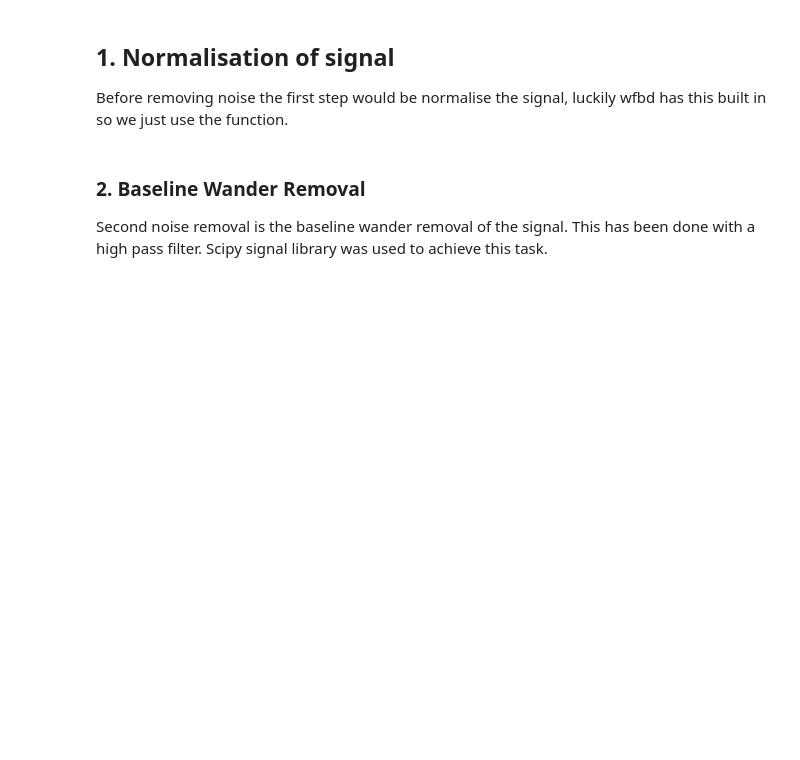
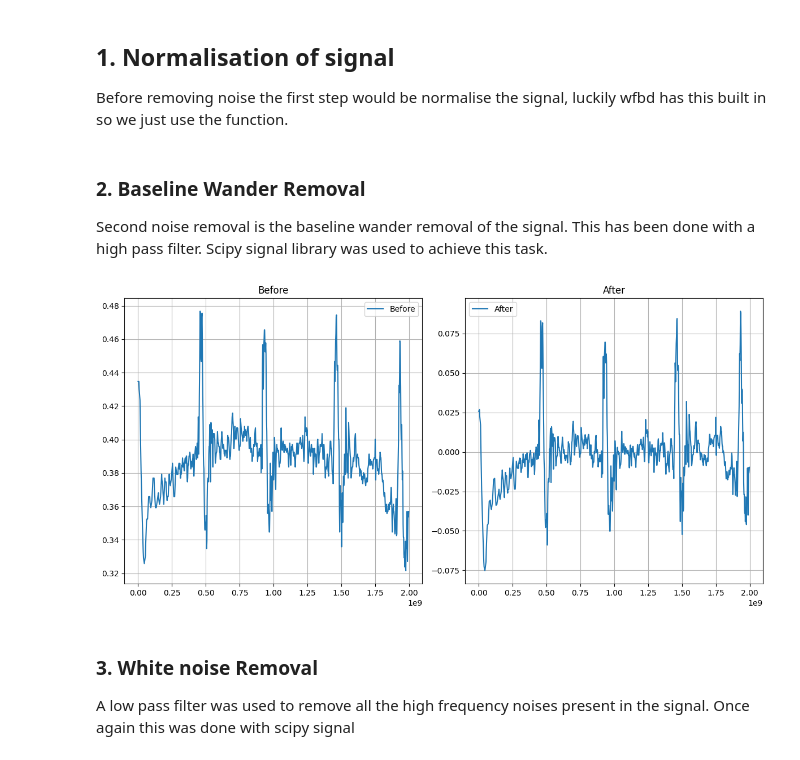
Before and after one commit to spb-59/DMD-project, a Jupyter notebook: docs/Processing.ipynb, the cells around one changed output. Cells and saved outputs as stored; diff of their text form; code cells hidden in the pictures; blank space fills up the shorter version.

```diff
--- a/docs/Processing.ipynb
+++ b/docs/Processing.ipynb
@@ -106,3 +150,10 @@ def removeBaselineWander(ecg_signal:pd.DataFrame,sf):
 # %%
 recordDf=record.to_dataframe()# converting for easier manipulation
 filtered=removeBaselineWander(recordDf.copy(),fs)
+# %%
+plot(recordDf['II'][:1000],filtered['II'][:1000])
+# %% [output]
+[figure, added]
+# %% [markdown]
+### 3. White noise Removal
+A low pass filter was used to remove all the high frequency noises present in the signal. Once again this was done with scipy signal
```
Also changed, not shown: parts of 12 cells of this notebook, 1 other file.
